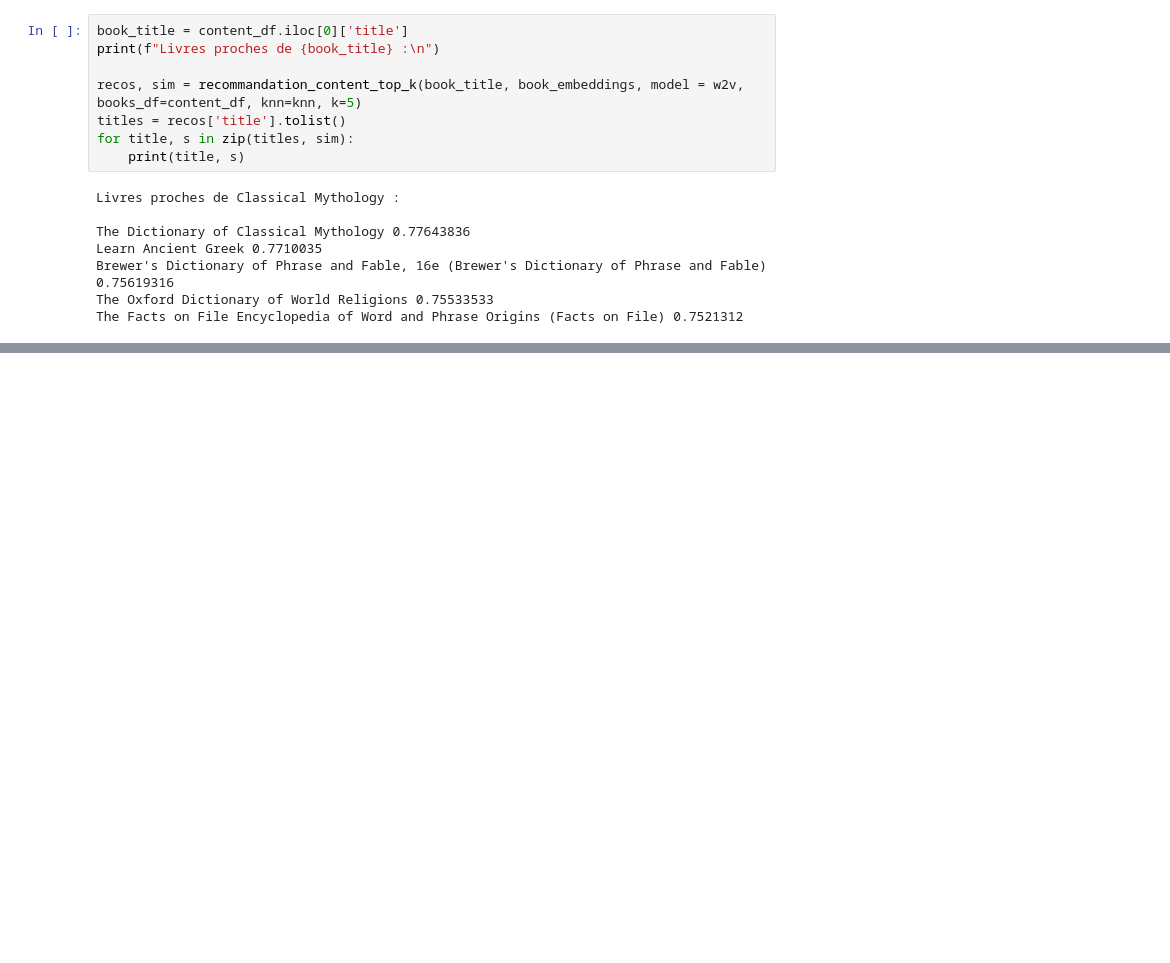
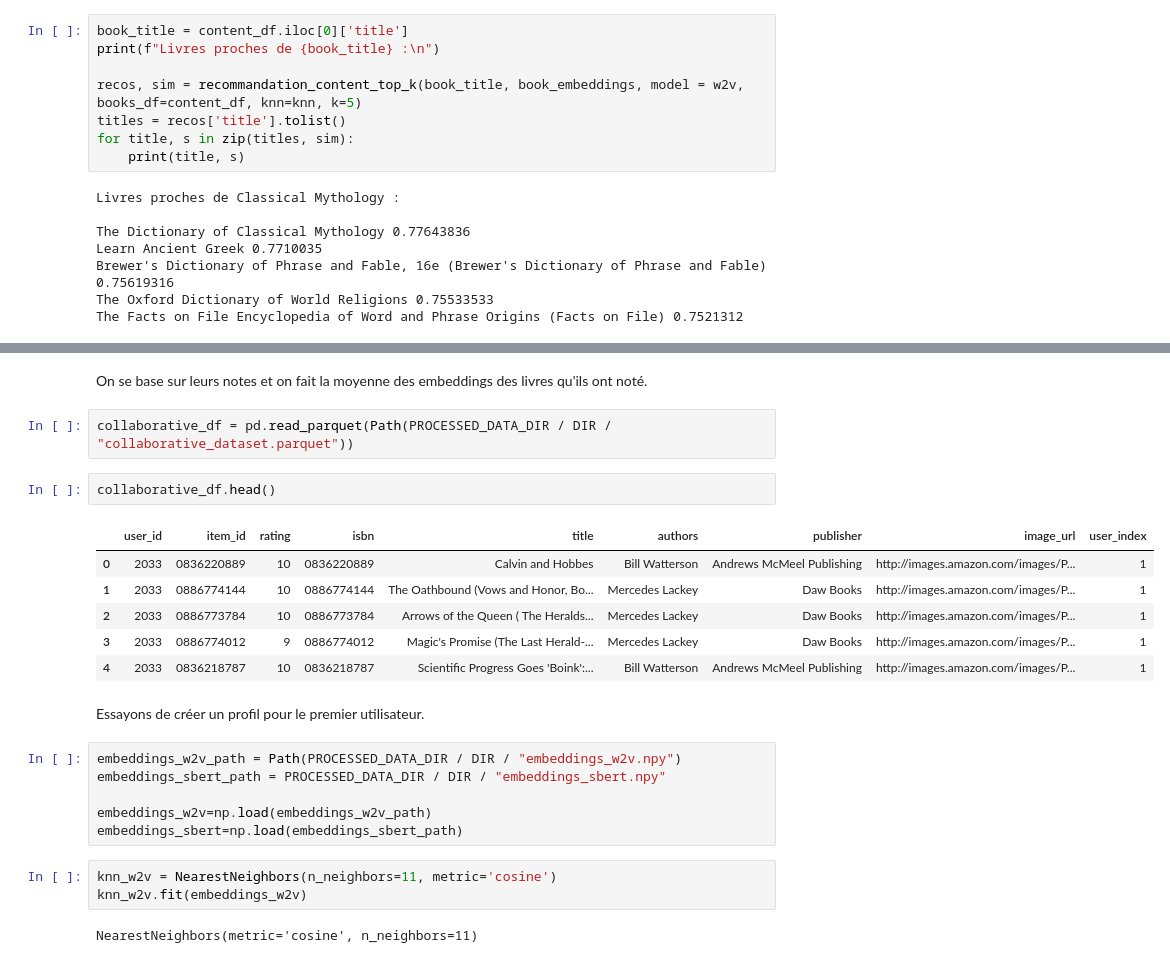
Before and after one commit to redyddm/projet_ter, a Jupyter notebook: reco_books/notebooks/notebook.ipynb, the cells around one changed output, grey strips where cells are left out. Cells and saved outputs as stored; diff of their text form; blank space fills up the shorter version.

```diff
--- a/reco_books/notebooks/notebook.ipynb
+++ b/reco_books/notebooks/notebook.ipynb
@@ -1371,0 +1489,26 @@ The Facts on File Encyclopedia of Word and Phrase Origins (Facts on File) 0.7521
+# %% [markdown]
+On se base sur leurs notes et on fait la moyenne des embeddings des livres qu'ils ont noté.
+# %%
+collaborative_df = pd.read_parquet(Path(PROCESSED_DATA_DIR / DIR / "collaborative_dataset.parquet"))
+# %%
+collaborative_df.head()
+# %% [output]
+|  | user_id | item_id | rating | isbn | title | authors | publisher | image_url | user_index |
+| 0 | 2033 | 0836220889 | 10 | 0836220889 | Calvin and Hobbes | Bill Watterson | Andrews McMeel Publishing | http://images.amazon.com/images/P... | 1 |
+| 1 | 2033 | 0886774144 | 10 | 0886774144 | The Oathbound (Vows and Honor, Bo... | Mercedes Lackey | Daw Books | http://images.amazon.com/images/P... | 1 |
+| 2 | 2033 | 0886773784 | 10 | 0886773784 | Arrows of the Queen ( The Heralds... | Mercedes Lackey | Daw Books | http://images.amazon.com/images/P... | 1 |
+| 3 | 2033 | 0886774012 | 9 | 0886774012 | Magic's Promise (The Last Herald-... | Mercedes Lackey | Daw Books | http://images.amazon.com/images/P... | 1 |
+| 4 | 2033 | 0836218787 | 10 | 0836218787 | Scientific Progress Goes 'Boink':... | Bill Watterson | Andrews McMeel Publishing | http://images.amazon.com/images/P... | 1 |
+# %% [markdown]
+Essayons de créer un profil pour le premier utilisateur.
+# %%
+embeddings_w2v_path = Path(PROCESSED_DATA_DIR / DIR / "embeddings_w2v.npy")
+embeddings_sbert_path = PROCESSED_DATA_DIR / DIR / "embeddings_sbert.npy"
+
+embeddings_w2v=np.load(embeddings_w2v_path)
+embeddings_sbert=np.load(embeddings_sbert_path)
+# %%
+knn_w2v = NearestNeighbors(n_neighbors=11, metric='cosine')
+knn_w2v.fit(embeddings_w2v)
+# %% [output]
+NearestNeighbors(metric='cosine', n_neighbors=11)
```
Also changed, not shown: parts of 107 cells of this notebook, 2 other files.
